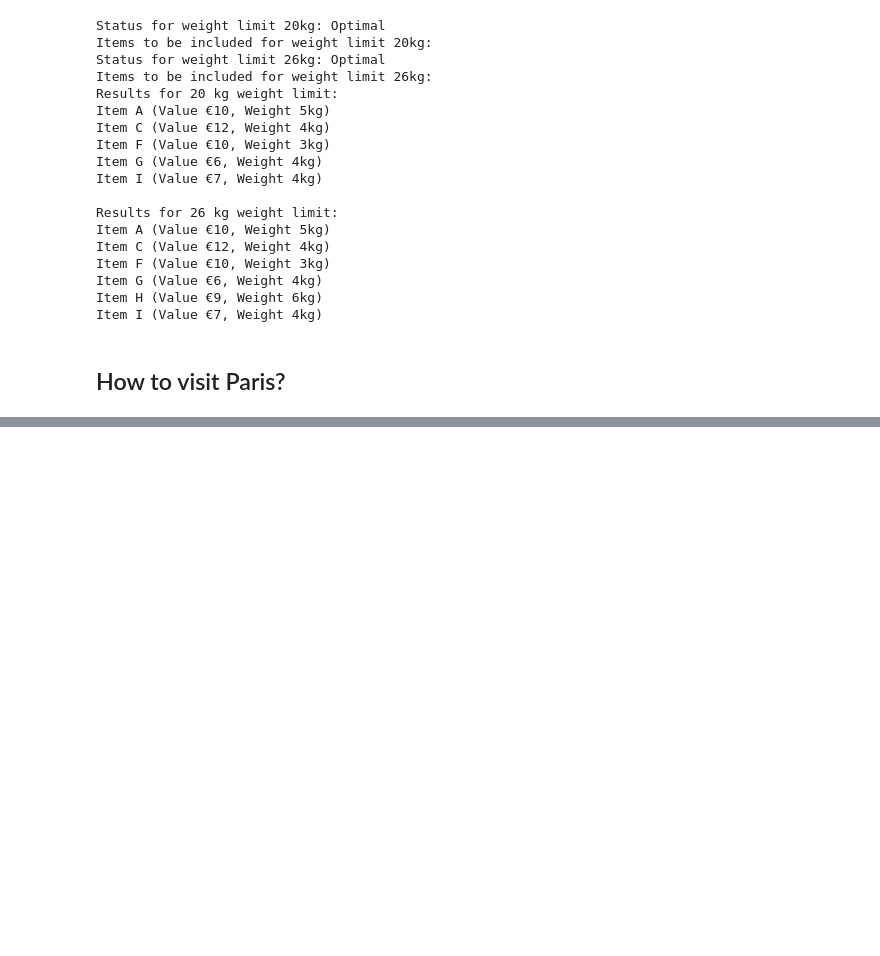
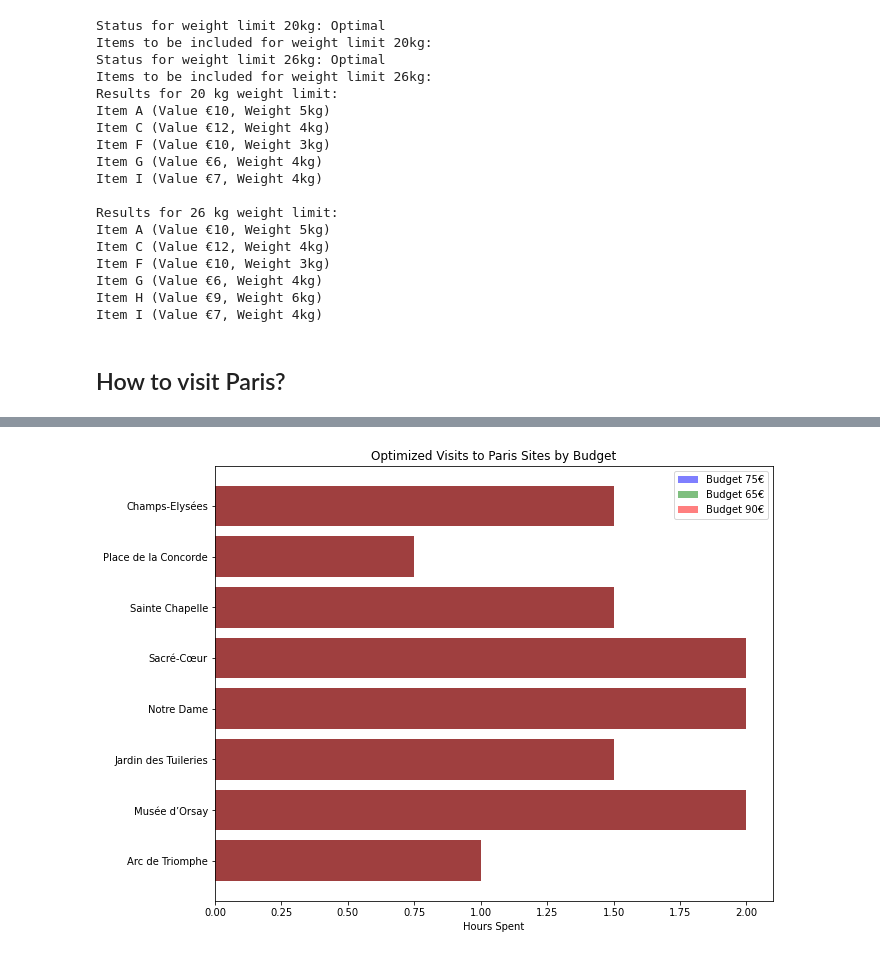
Before and after one commit to isakovaad/BDMA-projects, a Jupyter notebook: CS/DM/linearP.ipynb, the cells around one changed output, grey strips where cells are left out. Drawn from its saved outputs; the diff is of its cells as text; code cells hidden in the pictures; blank space fills up the shorter version.

```diff
--- a/CS/DM/linearP.ipynb
+++ b/CS/DM/linearP.ipynb
@@ -186,0 +205,64 @@ NameError: name 'pulp' is not defined
+# %%
+import pulp
+import matplotlib.pyplot as plt
+
+# Define the data for each site
+sites = {
+    'TE': {'duration': 4.5, 'cost': 16.50, 'name': 'Tour Eiffel'},
+    'ML': {'duration': 3, 'cost': 14, 'name': 'Musée du Louvre'},
+    'AT': {'duration': 1, 'cost': 10.50, 'name': 'Arc de Triomphe'},
+    'MO': {'duration': 2, 'cost': 11, 'name': 'Musée d’Orsay'},
+    'JT': {'duration': 1.5, 'cost': 0, 'name': 'Jardin des Tuileries'},
+    'CA': {'duration': 2, 'cost': 10, 'name': 'Catacombes'},
+    'CP': {'duration': 2.5, 'cost': 10, 'name': 'Centre Pompidou'},
+    'CN': {'duration': 2, 'cost': 7, 'name': 'Notre Dame'},
+    'BS': {'duration': 2, 'cost': 10, 'name': 'Sacré-Cœur'},
+    'SC': {'duration': 1.5, 'cost': 8.50, 'name': 'Sainte Chapelle'},
+    'PC': {'duration': 0.75, 'cost': 0, 'name': 'Place de la Concorde'},
+    'TM': {'duration': 2, 'cost': 12, 'name': 'Tour Montparnasse'},
+    'AC': {'duration': 1.5, 'cost': 0, 'name': 'Champs-Elysées'}
+}
+
+# Budgets to optimize for
+budgets = [75, 65, 90]
+colors = ['blue', 'green', 'red']
+labels = ['Budget 75€', 'Budget 65€', 'Budget 90€']
+
+def optimize_visit(budget):
+    # Define the linear programming problem
+    problem = pulp.LpProblem("Maximize_Sites", pulp.LpMaximize)
+
+    # Decision variables
+    decision_vars = {site: pulp.LpVariable(f'visit_{site}', cat='Binary') for site in sites}
+
+    # Objective function: Maximize the number of sites visited
+    problem += pulp.lpSum(decision_vars[site] for site in sites)
+
+    # Time and cost constraints
+    problem += pulp.lpSum(decision_vars[site] * sites[site]['duration'] for site in sites) <= 14
+    problem += pulp.lpSum(decision_vars[site] * sites[site]['cost'] for site in sites) <= budget
+
+    # Solve the problem
+    problem.solve()
+
+    # Collect results
+    results = {sites[site]['name']: pulp.value(decision_vars[site]) * sites[site]['duration'] for site in sites if pulp.value(decision_vars[site]) == 1}
+    return results
+
+# Plotting setup
+fig, ax = plt.subplots(figsize=(10, 8))
+
+# Gather results for each budget and plot
+for idx, budget in enumerate(budgets):
+    result = optimize_visit(budget)
+    y = list(result.keys())
+    x = list(result.values())
+    ax.barh(y, x, color=colors[idx], alpha=0.5, label=labels[idx])
+
+ax.set_xlabel('Hours Spent')
+ax.set_title('Optimized Visits to Paris Sites by Budget')
+ax.legend()
+
+plt.show()
+# %% [output]
+[figure, added]
```
Also changed, not shown: parts of 5 cells of this notebook, 2 other files.
